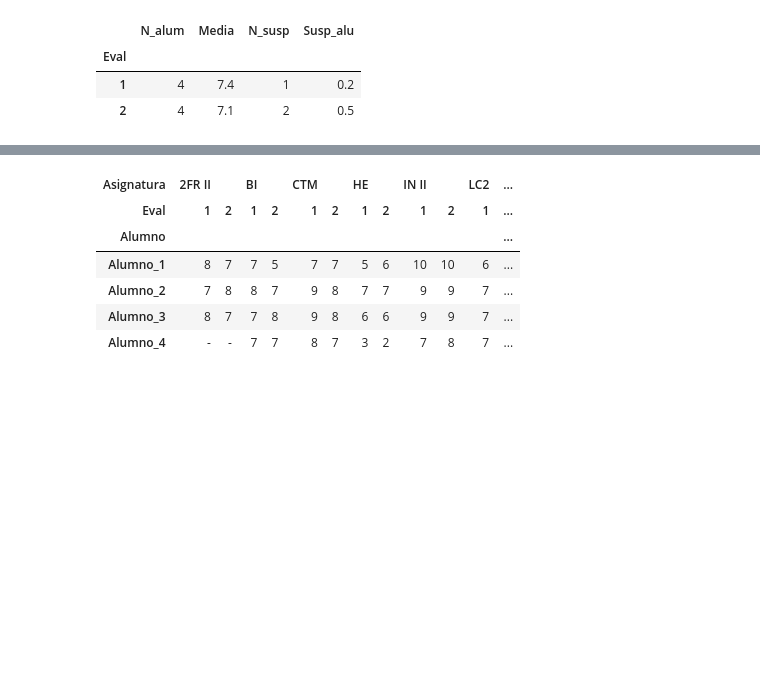
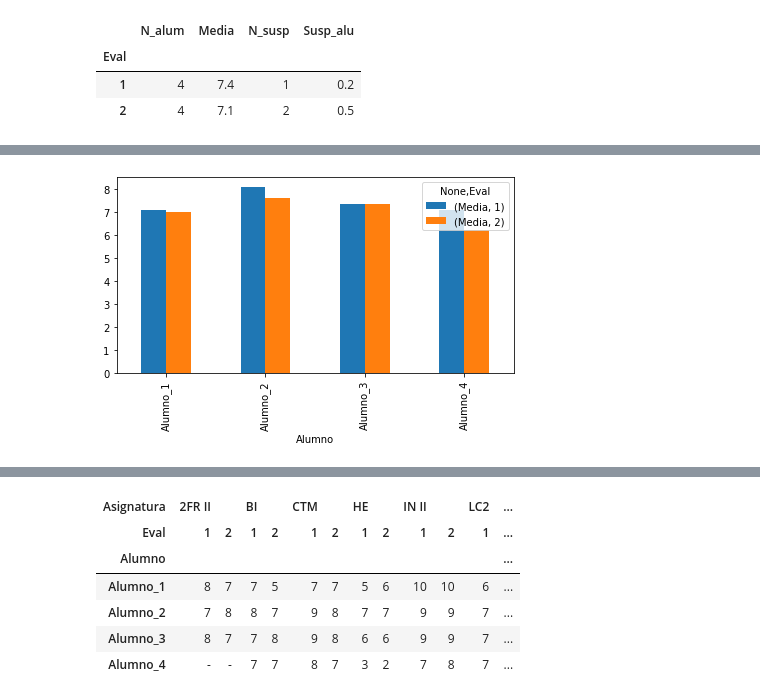
Before and after one commit to crdguez/mat4ac, a Jupyter notebook: notebooks/est_evaluacion_2021.ipynb, the cells around one changed output, grey strips where cells are left out. Drawn from its saved outputs; the diff is of its cells as text; code cells hidden in the pictures; blank space fills up the shorter version.

```diff
--- a/notebooks/est_evaluacion_2021.ipynb
+++ b/notebooks/est_evaluacion_2021.ipynb
@@ -233,2 +241,11 @@ df
+# %%
+from matplotlib import rcParams
+rcParams.update({'figure.autolayout': True})
+
+g1=actilla_final.groupby(['Alumno','Eval'])[['Nota']].mean().round(2).rename(columns={'Nota':'Media'}).unstack().plot.bar()
+g1
+g1.get_figure().savefig('g1.png')
+# %% [output]
+[figure, added]
 # %%
 f = open("acta_{}ev.md".format(ultima_evaluacion), "a")
```
Also changed, not shown: parts of 4 cells of this notebook.
